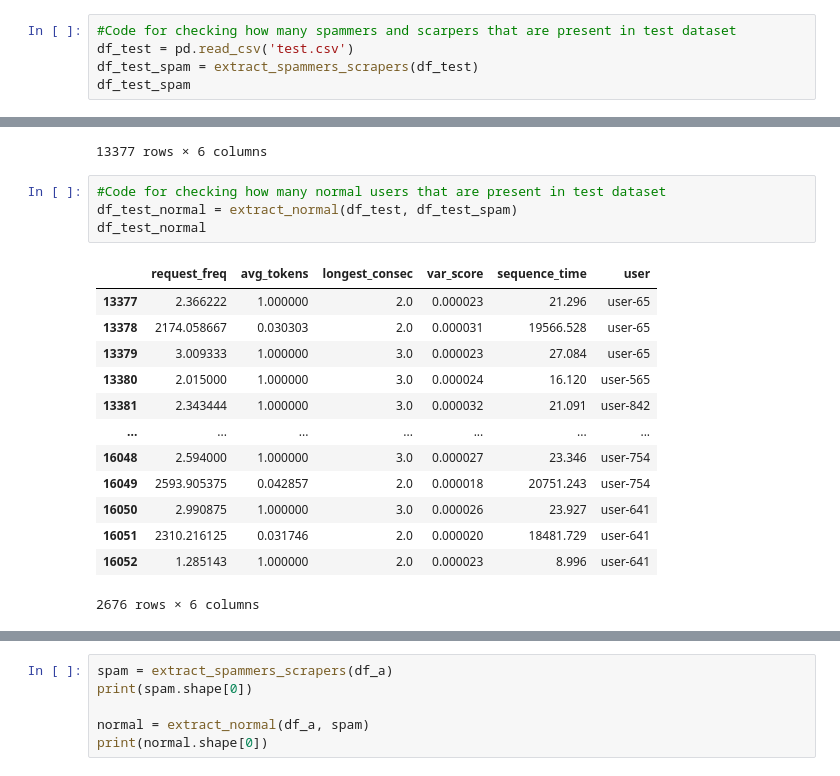
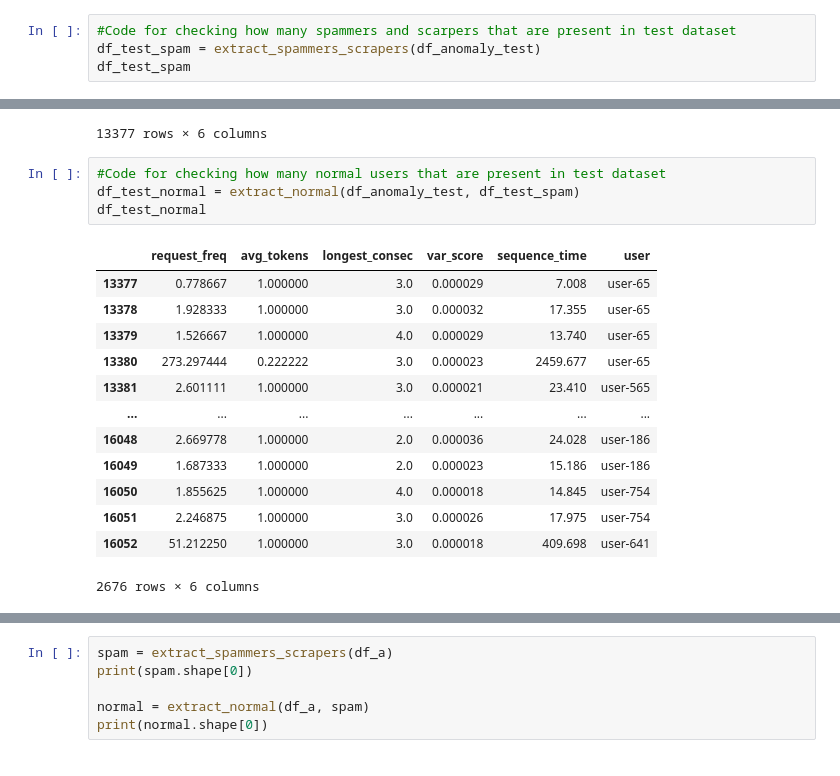
Before and after one commit to Request-analysis-ML/request-analyzer-model, a Jupyter notebook: notebooks/isolation_forest.ipynb, the cells around one changed output, grey strips where cells are left out. Cells and saved outputs as stored; diff of their text form.

```diff
--- a/notebooks/isolation_forest.ipynb
+++ b/notebooks/isolation_forest.ipynb
@@ -36,8 +36,7 @@ model_if.fit(df_anomaly_train[anomaly_inputs])
 IsolationForest(contamination=0.002, random_state=42)
 # %%
 #Code for checking how many spammers and scarpers that are present in test dataset
-df_test = pd.read_csv('test.csv')
-df_test_spam = extract_spammers_scrapers(df_test)
+df_test_spam = extract_spammers_scrapers(df_anomaly_test)
 df_test_spam
 # %% [output]
 |  | request_freq | avg_tokens | longest_consec | var_score | sequence_time | user |
@@ -55,20 +54,20 @@ df_test_spam
 13377 rows × 6 columns
 # %%
 #Code for checking how many normal users that are present in test dataset
-df_test_normal = extract_normal(df_test, df_test_spam)
+df_test_normal = extract_normal(df_anomaly_test, df_test_spam)
 df_test_normal
 # %% [output]
 |  | request_freq | avg_tokens | longest_consec | var_score | sequence_time | user |
-| 13377 | 2.366222 | 1.000000 | 2.0 | 0.000023 | 21.296 | user-65 |
-| 13378 | 2174.058667 | 0.030303 | 2.0 | 0.000031 | 19566.528 | user-65 |
-| 13379 | 3.009333 | 1.000000 | 3.0 | 0.000023 | 27.084 | user-65 |
-| 13380 | 2.015000 | 1.000000 | 3.0 | 0.000024 | 16.120 | user-565 |
-| 13381 | 2.343444 | 1.000000 | 3.0 | 0.000032 | 21.091 | user-842 |
+| 13377 | 0.778667 | 1.000000 | 3.0 | 0.000029 | 7.008 | user-65 |
+| 13378 | 1.928333 | 1.000000 | 3.0 | 0.000032 | 17.355 | user-65 |
+| 13379 | 1.526667 | 1.000000 | 4.0 | 0.000029 | 13.740 | user-65 |
+| 13380 | 273.297444 | 0.222222 | 3.0 | 0.000023 | 2459.677 | user-65 |
+| 13381 | 2.601111 | 1.000000 | 3.0 | 0.000021 | 23.410 | user-565 |
 | ... | ... | ... | ... | ... | ... | ... |
-| 16048 | 2.594000 | 1.000000 | 3.0 | 0.000027 | 23.346 | user-754 |
-| 16049 | 2593.905375 | 0.042857 | 2.0 | 0.000018 | 20751.243 | user-754 |
-| 16050 | 2.990875 | 1.000000 | 3.0 | 0.000026 | 23.927 | user-641 |
-| 16051 | 2310.216125 | 0.031746 | 2.0 | 0.000020 | 18481.729 | user-641 |
-| 16052 | 1.285143 | 1.000000 | 2.0 | 0.000023 | 8.996 | user-641 |
+| 16048 | 2.669778 | 1.000000 | 2.0 | 0.000036 | 24.028 | user-186 |
+| 16049 | 1.687333 | 1.000000 | 2.0 | 0.000023 | 15.186 | user-186 |
+| 16050 | 1.855625 | 1.000000 | 4.0 | 0.000018 | 14.845 | user-754 |
+| 16051 | 2.246875 | 1.000000 | 3.0 | 0.000026 | 17.975 | user-754 |
+| 16052 | 51.212250 | 1.000000 | 3.0 | 0.000018 | 409.698 | user-641 |
 2676 rows × 6 columns
 # %%
```
Also changed, not shown: parts of 6 cells of this notebook, 14 other files.
